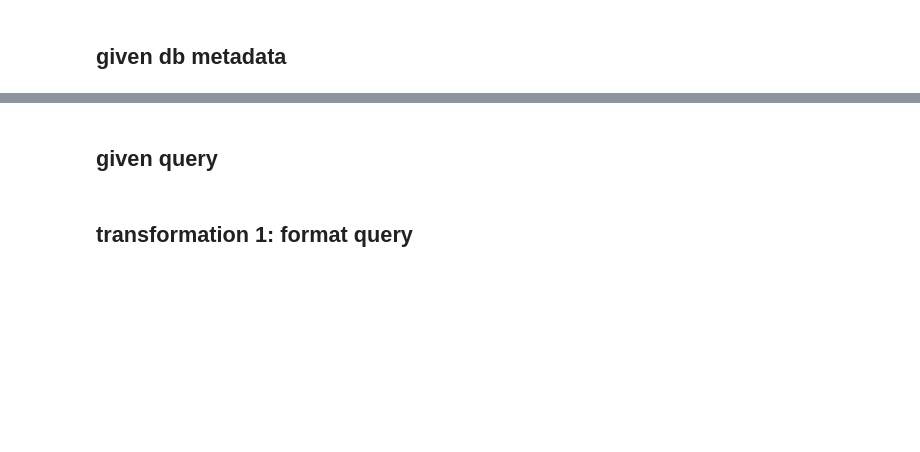
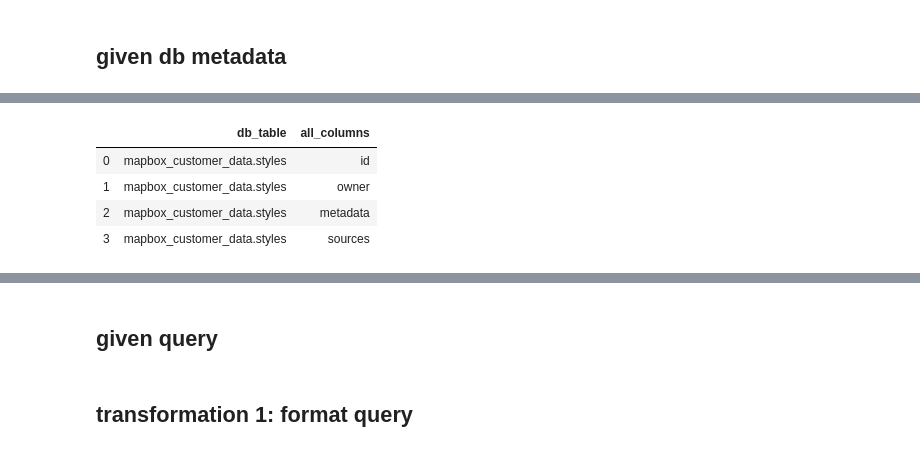
Before and after one commit to vickyjkwan/sqlanalyzer, a Jupyter notebook: example.ipynb, the cells around one changed output, grey strips where cells are left out. Cells and saved outputs as stored; diff of their text form; code cells hidden in the pictures; blank space fills up the shorter version.

```diff
--- a/example.ipynb
+++ b/example.ipynb
@@ -23,0 +20,10 @@ db_fields
+# %%
+db_fields_2 = pd.DataFrame({'db_table': 'mapbox_customer_data.styles',
+            'all_columns': ['id', 'owner', 'metadata', 'sources']})
+db_fields_2
+# %% [output]
+|  | db_table | all_columns |
+| 0 | mapbox_customer_data.styles | id |
+| 1 | mapbox_customer_data.styles | owner |
+| 2 | mapbox_customer_data.styles | metadata |
+| 3 | mapbox_customer_data.styles | sources |
```
Also changed, not shown: parts of 18 cells of this notebook, 1 other file.
